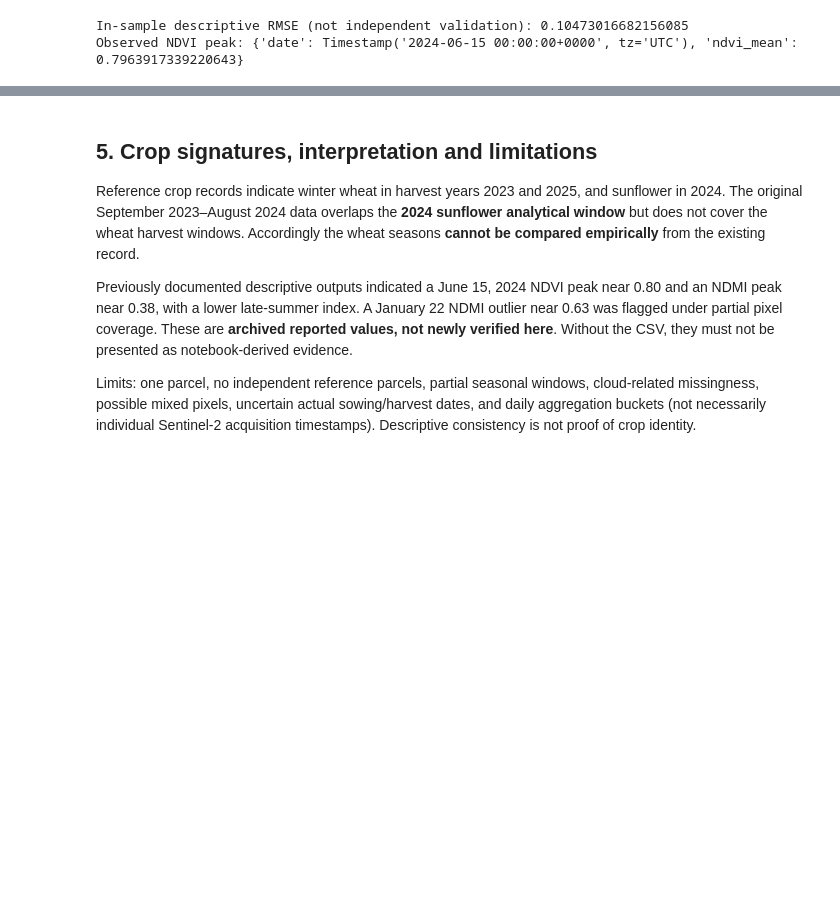
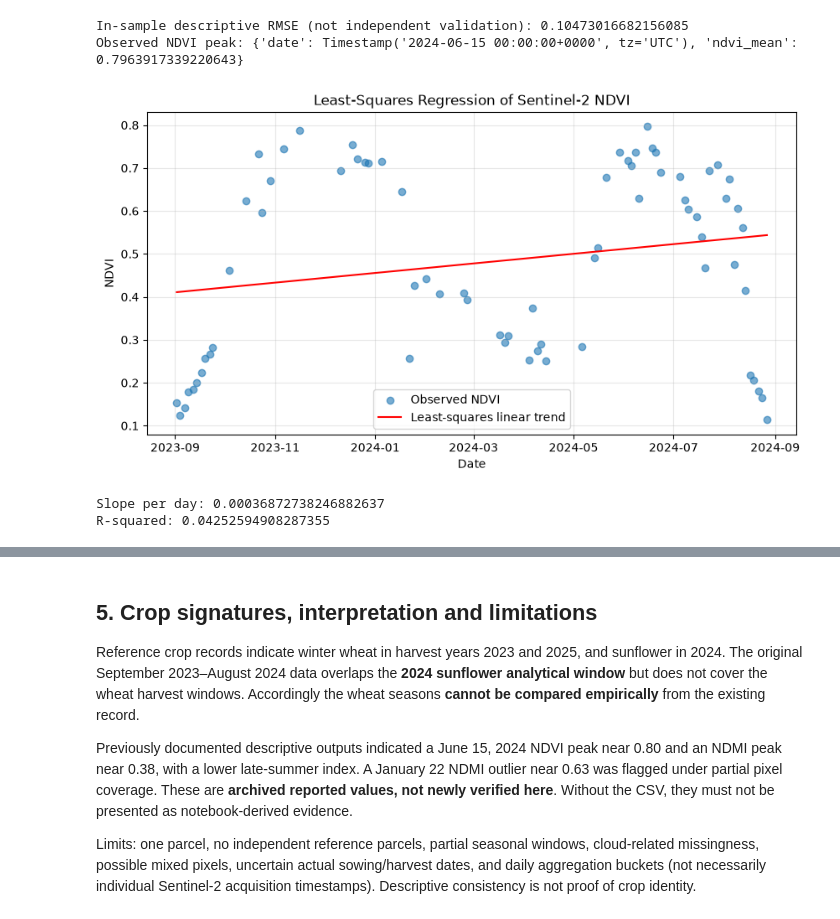
Before and after one commit to rositsacho/SoftUni-Sentinel-Monitoring, a Jupyter notebook: notebooks/01_sentinel2_mathematical_analysis.ipynb, the cells around one changed output, grey strips where cells are left out. Cells and saved outputs as stored; diff of their text form; code cells hidden in the pictures; blank space fills up the shorter version.

Commit message:
Add least-squares NDVI regression and scientific interpretation

```diff
--- a/notebooks/01_sentinel2_mathematical_analysis.ipynb
+++ b/notebooks/01_sentinel2_mathematical_analysis.ipynb
@@ -127,3 +127,56 @@ dtype: float64
 [figure]
 In-sample descriptive RMSE (not independent validation): 0.10473016682156085
 Observed NDVI peak: {'date': Timestamp('2024-06-15 00:00:00+0000', tz='UTC'), 'ndvi_mean': 0.7963917339220643}
+# %%
+
+# Linear regression of observed NDVI values
+if observed is not None:
+    from src.math_analysis import linear_trend
+
+    regression_data = (
+        valid.dropna(subset=["ndvi_mean"])
+        .sort_values("date")
+    )
+
+    result = linear_trend(
+        regression_data["date"],
+        regression_data["ndvi_mean"]
+    )
+
+    days = (
+        regression_data["date"] - regression_data["date"].min()
+    ).dt.total_seconds() / 86400
+
+    predicted_ndvi = (
+        result["intercept"]
+        + result["slope_per_day"] * days
+    )
+
+    plt.figure(figsize=(10, 5))
+    plt.scatter(
+        regression_data["date"],
+        regression_data["ndvi_mean"],
+        label="Observed NDVI",
+        alpha=0.6
+    )
+    plt.plot(
+        regression_data["date"],
+        predicted_ndvi,
+        color="red",
+        label="Least-squares linear trend"
+    )
+    plt.xlabel("Date")
+    plt.ylabel("NDVI")
+    plt.title("Least-Squares Regression of Sentinel-2 NDVI")
+    plt.legend()
+    plt.grid(alpha=0.3)
+    plt.show()
+
+    print("Slope per day:", result["slope_per_day"])
+    print("R-squared:", result["r_squared"])
+else:
+    print("Observational data unavailable.")
+# %% [output]
+[figure, added]
+Slope per day: 0.00036872738246882637
+R-squared: 0.04252594908287355
```
Also changed, not shown: parts of 1 cell of this notebook.
